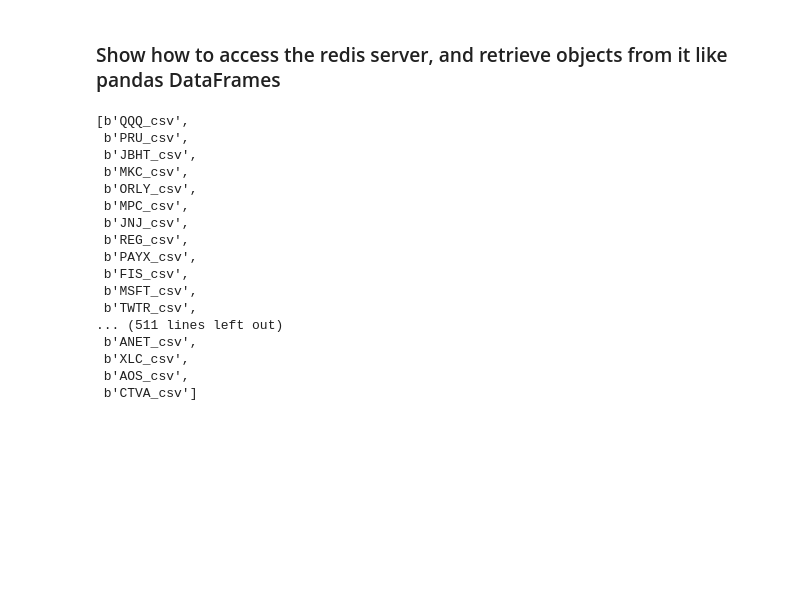
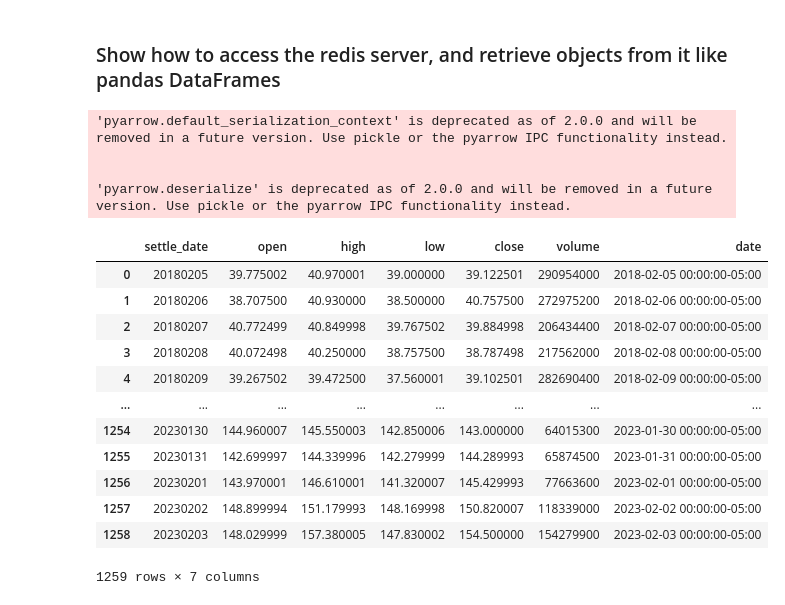
Before and after one commit to bgithub1/risktables, a Jupyter notebook: risktables/risk_example_1.ipynb, the cells around one changed output. Drawn from its saved outputs; the diff is of its cells as text; code cells hidden in the pictures; blank space fills up the shorter version.

```diff
--- a/risktables/risk_example_1.ipynb
+++ b/risktables/risk_example_1.ipynb
@@ -84,23 +226,27 @@ def get_redis_df(key):
     context = pa.default_serialization_context()#@UndefinedVariable
     df = context.deserialize(redis_db.get(key))
     return df
-# %%
-redis_db.keys()
-# %% [output]
-[b'QQQ_csv',
- b'PRU_csv',
- b'JBHT_csv',
- b'MKC_csv',
- b'ORLY_csv',
- b'MPC_csv',
- b'JNJ_csv',
- b'REG_csv',
- b'PAYX_csv',
- b'FIS_csv',
- b'MSFT_csv',
- b'TWTR_csv',
-... (511 lines left out)
- b'ANET_csv',
- b'XLC_csv',
- b'AOS_csv',
- b'CTVA_csv']
+# %%
+sorted(redis_db.keys())
+dfs = get_redis_df('AAPL_csv')
+# %% [output]
+'pyarrow.default_serialization_context' is deprecated as of 2.0.0 and will be removed in a future version. Use pickle or the pyarrow IPC functionality instead.
+
+
+'pyarrow.deserialize' is deprecated as of 2.0.0 and will be removed in a future version. Use pickle or the pyarrow IPC functionality instead.
+# %%
+dfs
+# %% [output]
+|  | settle_date | open | high | low | close | volume | date |
+| 0 | 20180205 | 39.775002 | 40.970001 | 39.000000 | 39.122501 | 290954000 | 2018-02-05 00:00:00-05:00 |
+| 1 | 20180206 | 38.707500 | 40.930000 | 38.500000 | 40.757500 | 272975200 | 2018-02-06 00:00:00-05:00 |
+| 2 | 20180207 | 40.772499 | 40.849998 | 39.767502 | 39.884998 | 206434400 | 2018-02-07 00:00:00-05:00 |
+| 3 | 20180208 | 40.072498 | 40.250000 | 38.757500 | 38.787498 | 217562000 | 2018-02-08 00:00:00-05:00 |
+| 4 | 20180209 | 39.267502 | 39.472500 | 37.560001 | 39.102501 | 282690400 | 2018-02-09 00:00:00-05:00 |
+| ... | ... | ... | ... | ... | ... | ... | ... |
+| 1254 | 20230130 | 144.960007 | 145.550003 | 142.850006 | 143.000000 | 64015300 | 2023-01-30 00:00:00-05:00 |
+| 1255 | 20230131 | 142.699997 | 144.339996 | 142.279999 | 144.289993 | 65874500 | 2023-01-31 00:00:00-05:00 |
+| 1256 | 20230201 | 143.970001 | 146.610001 | 141.320007 | 145.429993 | 77663600 | 2023-02-01 00:00:00-05:00 |
+| 1257 | 20230202 | 148.899994 | 151.179993 | 148.169998 | 150.820007 | 118339000 | 2023-02-02 00:00:00-05:00 |
+| 1258 | 20230203 | 148.029999 | 157.380005 | 147.830002 | 154.500000 | 154279900 | 2023-02-03 00:00:00-05:00 |
+1259 rows × 7 columns
```
Also changed, not shown: parts of 15 cells of this notebook, 5 other files.
